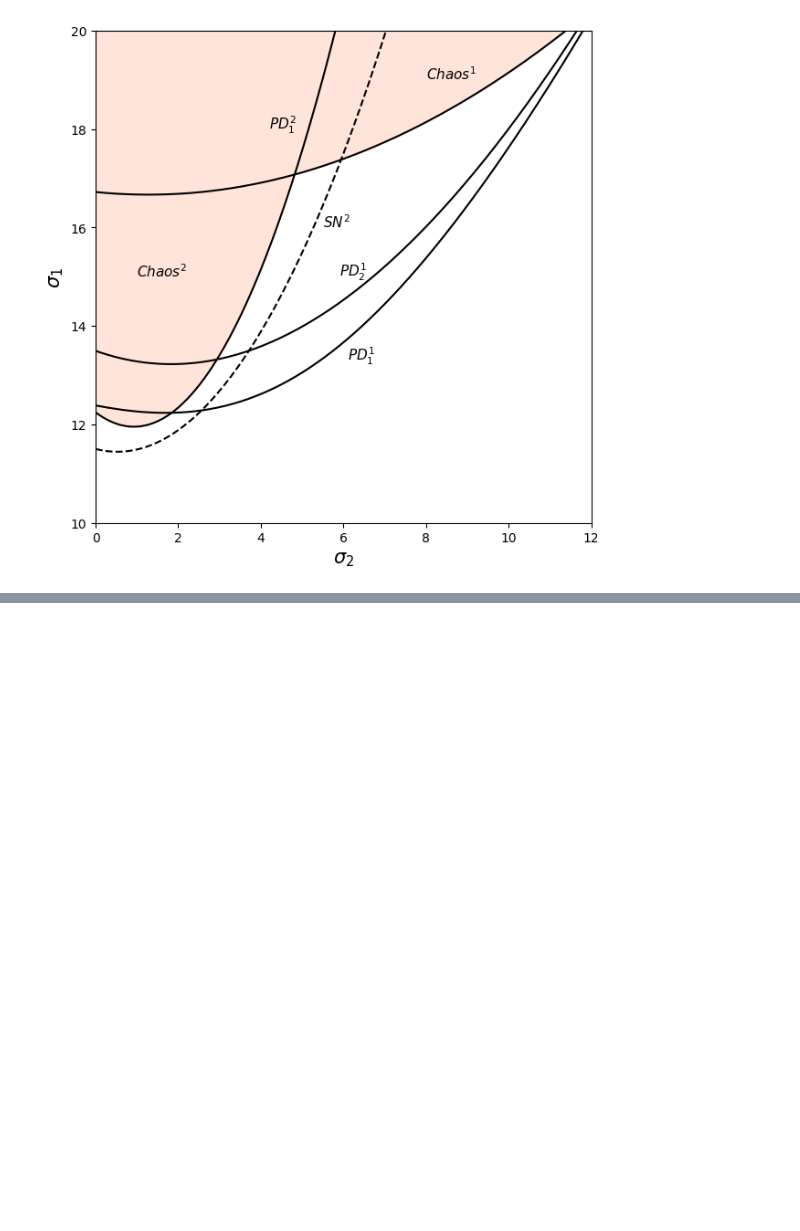
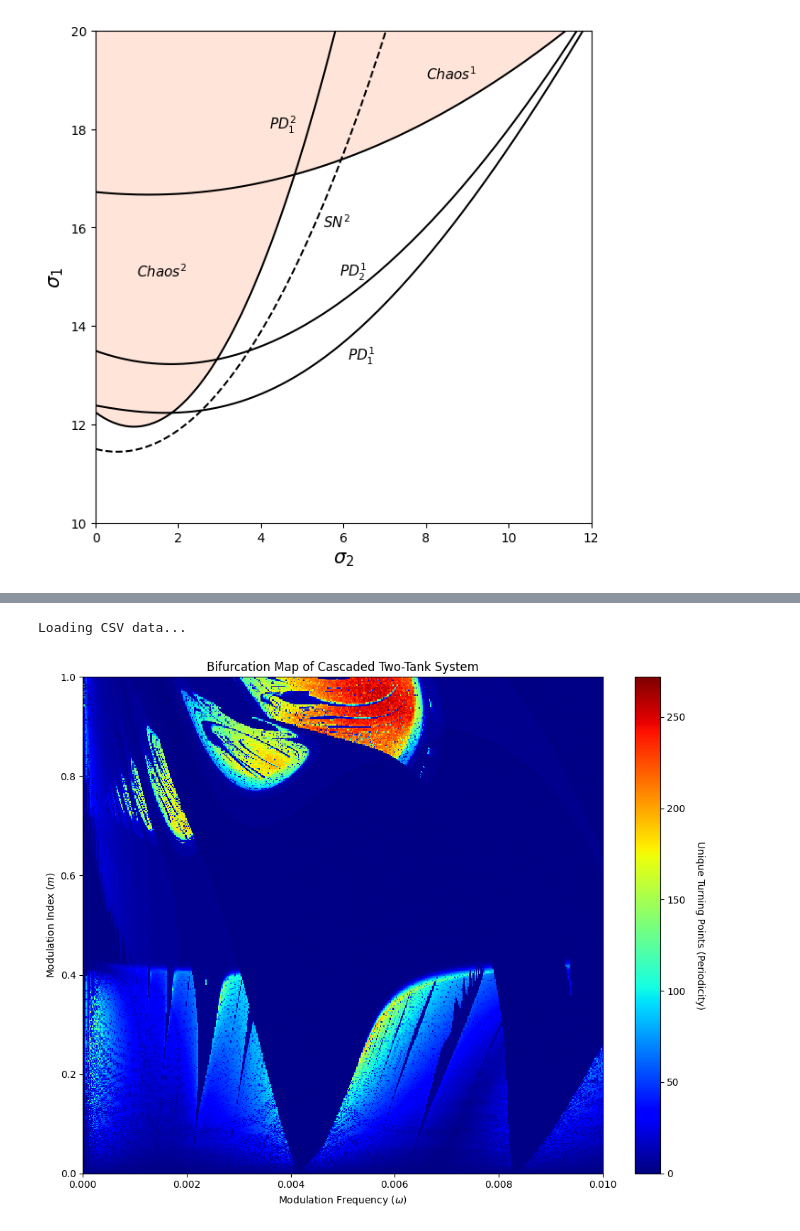
Before and after one commit to FredRobs/Bacteria-and-Viruses, a Jupyter notebook: XPPAUT_Data/fileReader.ipynb, the cells around one changed output, grey strips where cells are left out. Saved outputs shown, nothing was run; the diff lists cells and outputs as text; code cells hidden in the pictures; blank space fills up the shorter version.

```diff
--- a/XPPAUT_Data/fileReader.ipynb
+++ b/XPPAUT_Data/fileReader.ipynb
@@ -156,0 +217,43 @@ plt.ylim(10,20)
+# %%
+import pandas as pd
+import matplotlib.pyplot as plt
+import numpy as np
+
+# 1. Load the data using pandas
+# The C++ script outputs a raw matrix without headers or index columns
+print("Loading CSV data...")
+df = pd.read_csv("bifurcation_matrix2.csv", header=None)
+
+# 2. Extract the parameter ranges used in the C++ model
+m_min, m_max = 0.0, 1
+omega_min, omega_max = 0.00, 0.01
+
+# 3. Set up the plot
+plt.figure(figsize=(10, 8))
+
+# In the C++ code, rows (i) map to 'm' and columns (j) map to 'omega'.
+# origin='lower' ensures m=0 starts at the bottom of the y-axis.
+# extent=[x_min, x_max, y_min, y_max] scales the axes to your actual parameters.
+im = plt.imshow(df.values,
+                aspect='auto',
+                origin='lower',
+                extent=[omega_min, omega_max, m_min, m_max],
+                cmap='jet', # nipy_spectral or magma work great for bifurcation maps
+                interpolation='nearest')
+
+# 4. Format the colorbar and axes
+cbar = plt.colorbar(im)
+cbar.set_label('Unique Turning Points (Periodicity)', rotation=270, labelpad=20)
+
+plt.xlabel(r'Modulation Frequency ($\omega$)')
+plt.ylabel(r'Modulation Index ($m$)')
+plt.title('Bifurcation Map of Cascaded Two-Tank System')
+#plt.xlim(0.0015, 0.005)
+#plt.ylim(0, 0.3)
+
+# 5. Save and display
+plt.tight_layout()
+plt.show()
+# %% [output]
+Loading CSV data...
+[figure, added]
```
Also changed, not shown: parts of 2 cells of this notebook.
